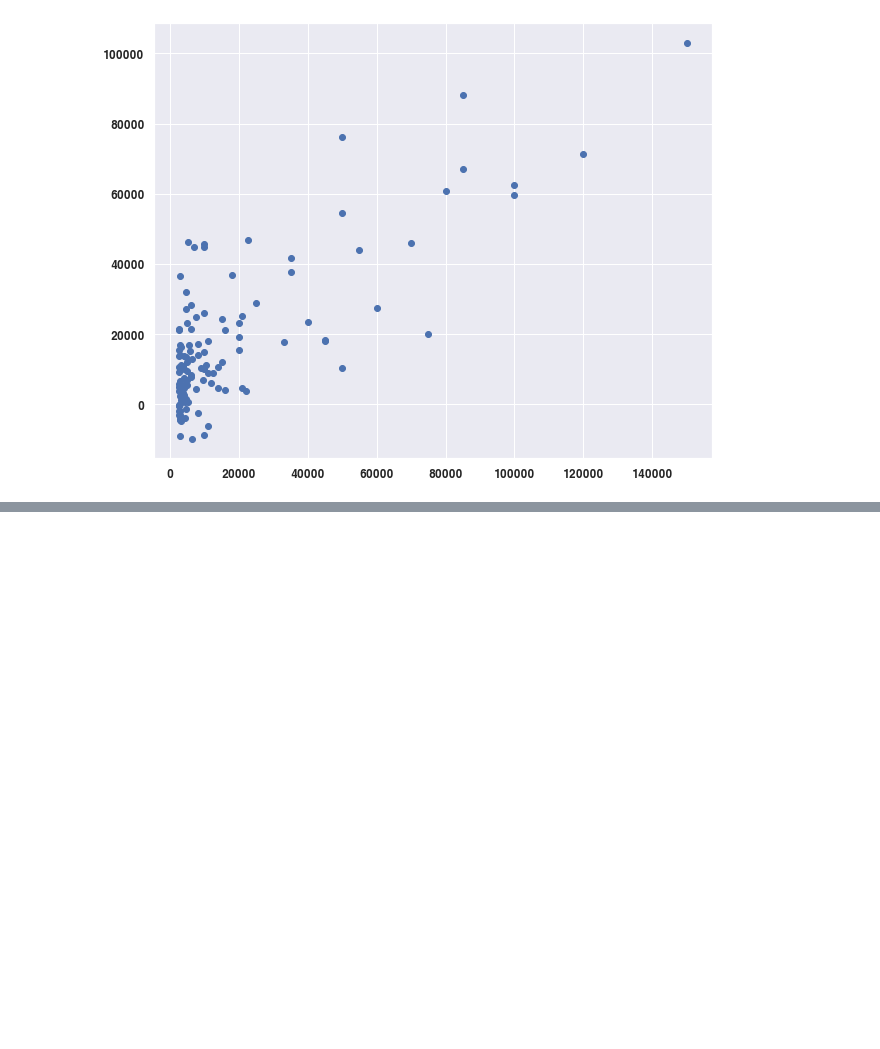
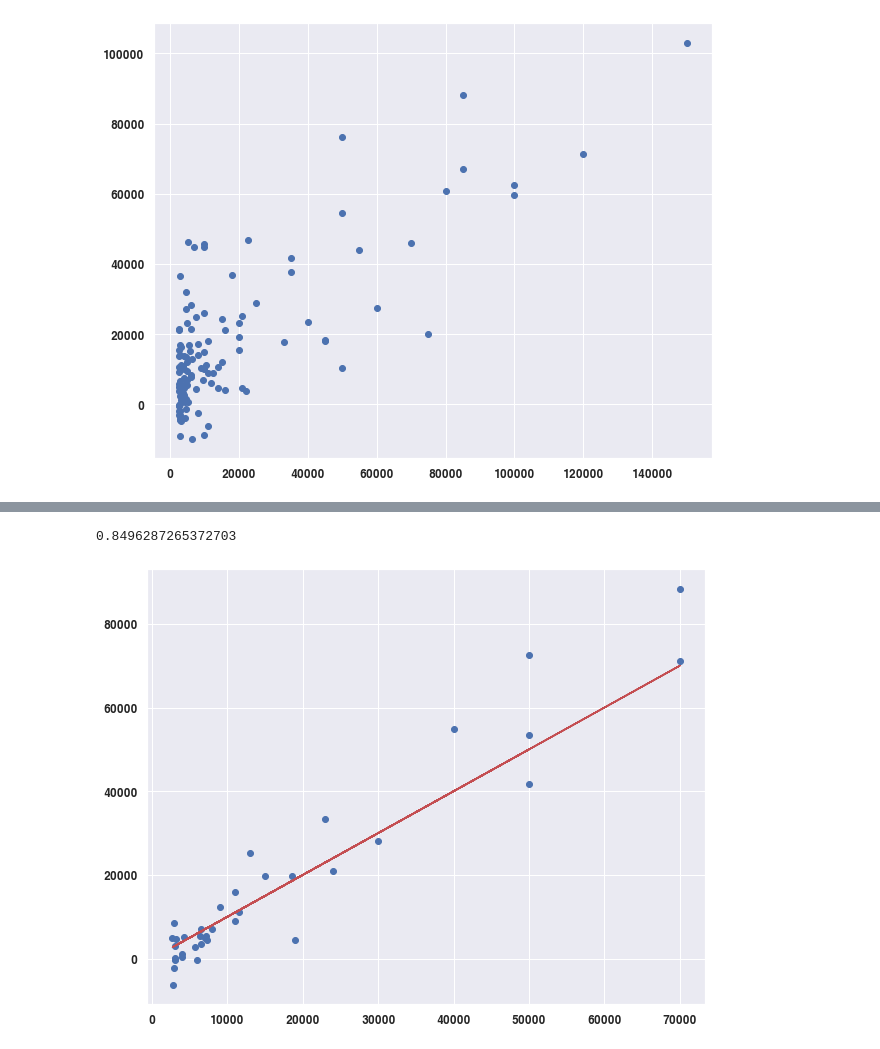
Before and after one commit to soxxun/python, a Jupyter notebook: 20220405/20220405.ipynb, the cells around one changed output, grey strips where cells are left out. Saved outputs shown, nothing was run; the diff lists cells and outputs as text; code cells hidden in the pictures; blank space fills up the shorter version.

```diff
--- a/20220405/20220405.ipynb
+++ b/20220405/20220405.ipynb
@@ -440,0 +479,24 @@ r2_score 평균 : 0.4969830098637414
+# %%
+# 선수명,팀명,연봉(2018) 제거한후 학습해서. 가중치가 -인 피처들은 제거하고. k-fold / cross validation으로
+# 평균보고 잘나오면 사용하고
+# 그렇지 않으면... 여기에 팀 정보도 넣어서 확인하고
+picher_df6 =  picher_df.drop(columns=['선수명','팀명','연봉(2018)'])
+from sklearn.linear_model import Ridge
+X_train,X_target,Y_train,Y_target =  train_test_split(picher_df6,picher_df['연봉(2018)'],random_state=42)
+
+
+from sklearn.model_selection import KFold
+kfold =  KFold(n_splits=10)
+ridge =  Ridge(alpha=10,max_iter=10000)
+result = []
+for train_index, test_index in kfold.split(X_train):
+    x_train,x_target = X_train.iloc[train_index,:], X_train.iloc[test_index,:],
+    y_train,y_target = Y_train.iloc[train_index], Y_train.iloc[test_index]
+    #print((x_train.shape,y_train.shape),(x_target.shape,y_target.shape))
+    model = ridge.fit(x_train,y_train)
+    y_target_predict =  model.predict(x_target)
+    print(model.score(x_train,y_train), model.score(x_target,y_target))
+    result.append(r2_score(y_target,y_target_predict))
+
+import numpy as np
+print(f"r2_score 평균 : {np.mean(result)}")
@@ -440,0 +515,13 @@ r2_score 평균 : 0.4969830098637414
+# %%
+ridge =  Ridge(alpha=10,max_iter=10000)
+model = ridge.fit(X_train,Y_train)
+X_target_predict =  model.predict(X_target)
+print(r2_score(Y_target,X_target_predict))
+# %% [output]
+0.8496287265372703
+# %%
+plt.scatter(Y_target,X_target_predict)
+plt.plot(Y_target,Y_target,color='r')
+plt.show()
+# %% [output]
+[figure, added]
```
Also changed, not shown: parts of 38 cells of this notebook.
